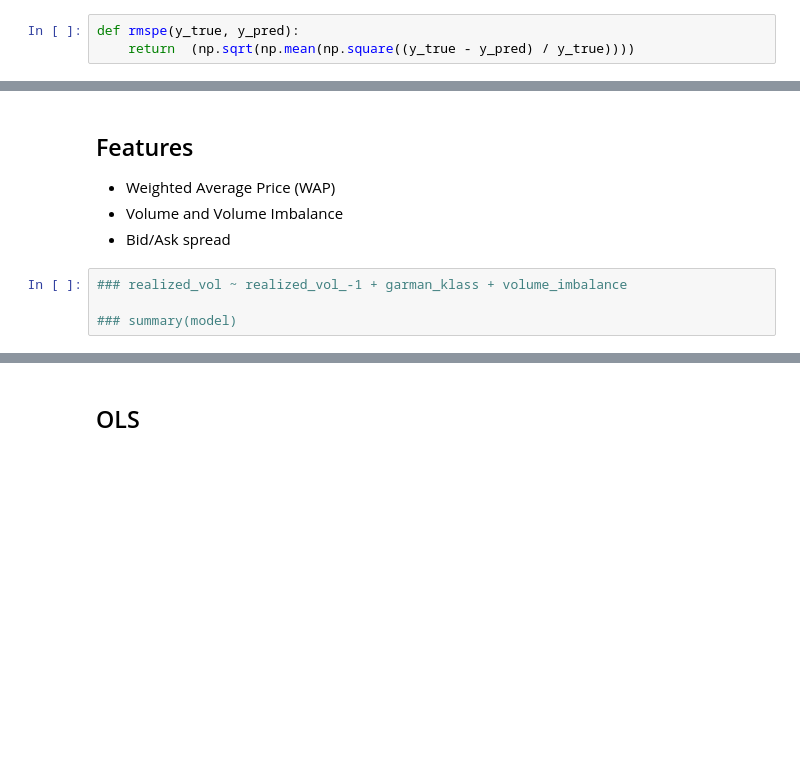
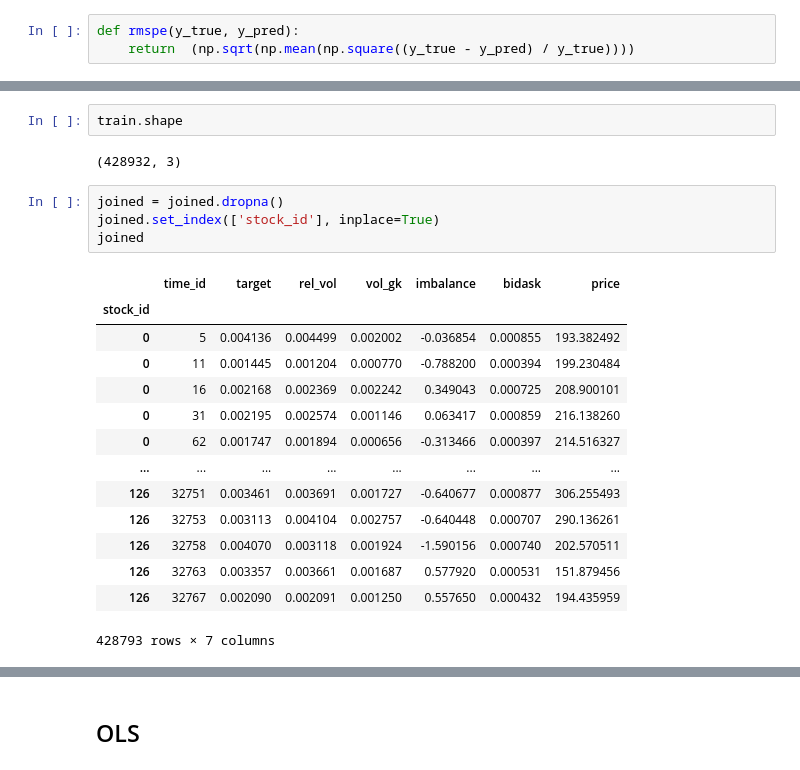
Before and after one commit to Dr4k3z/realized-vol, a Jupyter notebook: ols.ipynb, the cells around one changed output, grey strips where cells are left out. Cells and saved outputs as stored; diff of their text form; blank space fills up the shorter version.

```diff
--- a/ols.ipynb
+++ b/ols.ipynb
@@ -67,10 +147,23 @@ The R2 score of the native prediciton for the training set is 0.3976766148405539
-# %% [markdown]
-## Features
-
-- Weighted Average Price (WAP)
-- Volume and Volume Imbalance
-- Bid/Ask spread
-# %%
-### realized_vol ~ realized_vol_-1 + garman_klass + volume_imbalance
-
-### summary(model)
+# %%
+train.shape
+# %% [output]
+(428932, 3)
+# %%
+joined = joined.dropna()
+joined.set_index(['stock_id'], inplace=True)
+joined
+# %% [output]
+|  | time_id | target | rel_vol | vol_gk | imbalance | bidask | price |
+| stock_id |  |  |  |  |  |  |  |
+| 0 | 5 | 0.004136 | 0.004499 | 0.002002 | -0.036854 | 0.000855 | 193.382492 |
+| 0 | 11 | 0.001445 | 0.001204 | 0.000770 | -0.788200 | 0.000394 | 199.230484 |
+| 0 | 16 | 0.002168 | 0.002369 | 0.002242 | 0.349043 | 0.000725 | 208.900101 |
+| 0 | 31 | 0.002195 | 0.002574 | 0.001146 | 0.063417 | 0.000859 | 216.138260 |
+| 0 | 62 | 0.001747 | 0.001894 | 0.000656 | -0.313466 | 0.000397 | 214.516327 |
+| ... | ... | ... | ... | ... | ... | ... | ... |
+| 126 | 32751 | 0.003461 | 0.003691 | 0.001727 | -0.640677 | 0.000877 | 306.255493 |
+| 126 | 32753 | 0.003113 | 0.004104 | 0.002757 | -0.640448 | 0.000707 | 290.136261 |
+| 126 | 32758 | 0.004070 | 0.003118 | 0.001924 | -1.590156 | 0.000740 | 202.570511 |
+| 126 | 32763 | 0.003357 | 0.003661 | 0.001687 | 0.577920 | 0.000531 | 151.879456 |
+| 126 | 32767 | 0.002090 | 0.002091 | 0.001250 | 0.557650 | 0.000432 | 194.435959 |
+428793 rows × 7 columns
```
Also changed, not shown: parts of 21 cells of this notebook, 4 other files.
